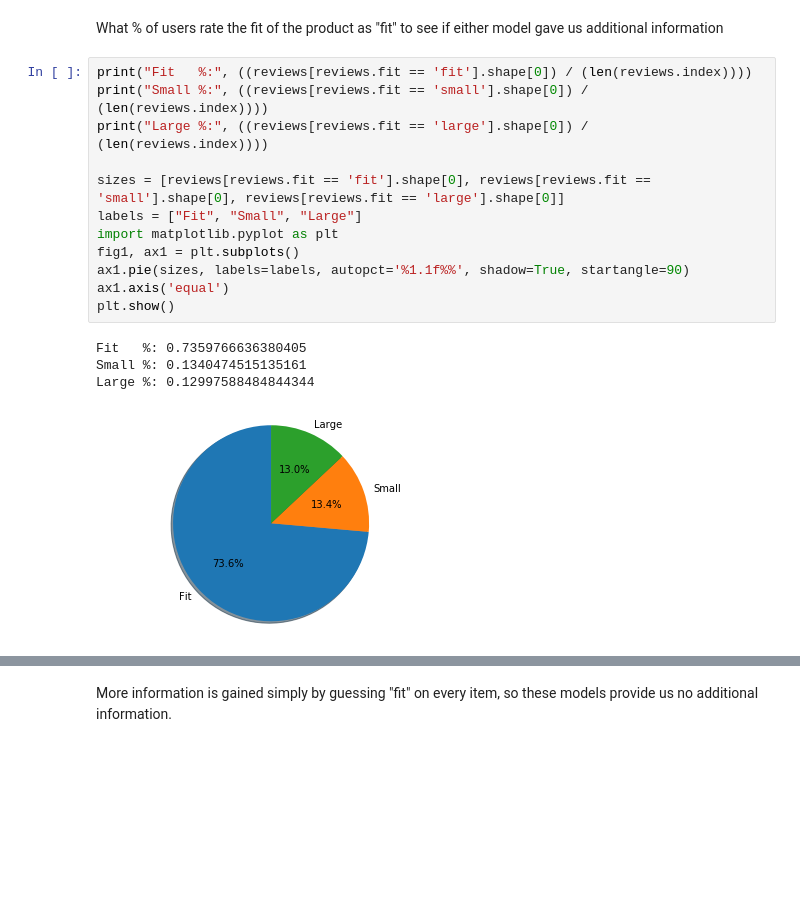
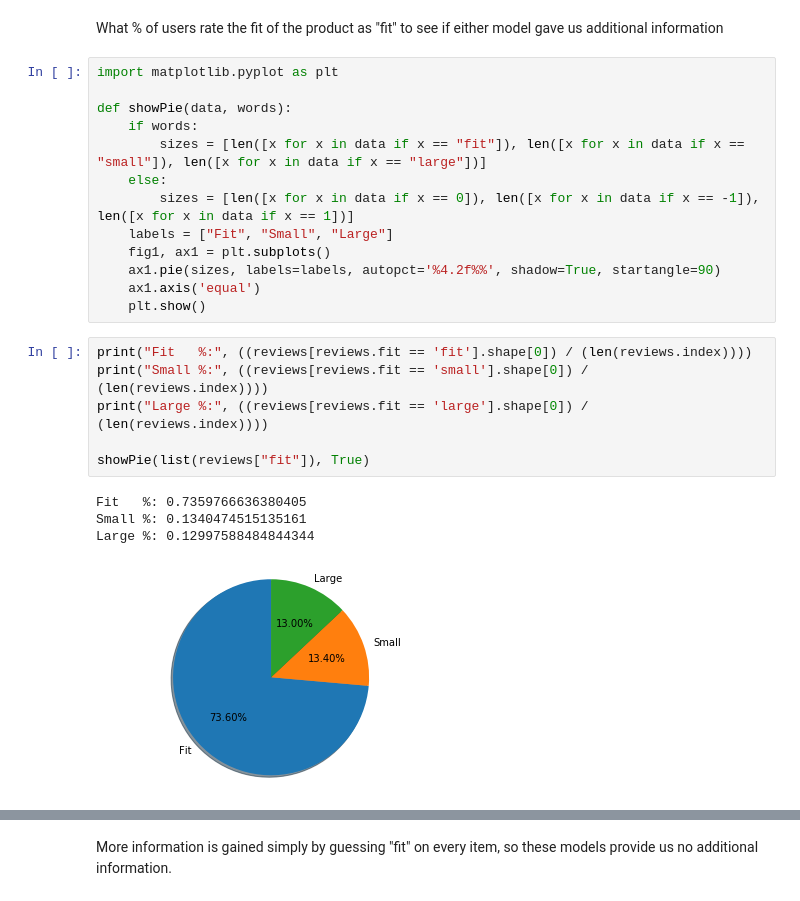
Before and after one commit to mdsvoren/eecs731-final-project, a Jupyter notebook: notebooks/Classification.ipynb, the cells around one changed output, grey strips where cells are left out. Drawn from its saved outputs; the diff is of its cells as text; blank space fills up the shorter version.

Commit message:
Update Classification
Parameter tuning of gradient boosting and pie charts.

```diff
--- a/notebooks/Classification.ipynb
+++ b/notebooks/Classification.ipynb
@@ -118,19 +132,26 @@ print("Test Accuracy:",metrics.accuracy_score(Y_test, nn_y_pred))
 # %% [markdown]
 What % of users rate the fit of the product as "fit" to see if either model gave us additional information
+# %%
+import matplotlib.pyplot as plt
+
+def showPie(data, words):
+    if words:
+        sizes = [len([x for x in data if x == "fit"]), len([x for x in data if x == "small"]), len([x for x in data if x == "large"])]
+    else:
+        sizes = [len([x for x in data if x == 0]), len([x for x in data if x == -1]), len([x for x in data if x == 1])]
+    labels = ["Fit", "Small", "Large"]
+    fig1, ax1 = plt.subplots()
+    ax1.pie(sizes, labels=labels, autopct='%4.2f%%', shadow=True, startangle=90)
+    ax1.axis('equal')
+    plt.show()
 # %%
 print("Fit   %:", ((reviews[reviews.fit == 'fit'].shape[0]) / (len(reviews.index))))
 print("Small %:", ((reviews[reviews.fit == 'small'].shape[0]) / (len(reviews.index))))
 print("Large %:", ((reviews[reviews.fit == 'large'].shape[0]) / (len(reviews.index))))
 
-sizes = [reviews[reviews.fit == 'fit'].shape[0], reviews[reviews.fit == 'small'].shape[0], reviews[reviews.fit == 'large'].shape[0]]
-labels = ["Fit", "Small", "Large"]
-import matplotlib.pyplot as plt
-fig1, ax1 = plt.subplots()
-ax1.pie(sizes, labels=labels, autopct='%1.1f%%', shadow=True, startangle=90)
-ax1.axis('equal')
-plt.show()
+showPie(list(reviews["fit"]), True)
 # %% [output]
 Fit   %: 0.7359766636380405
 Small %: 0.1340474515135161
 Large %: 0.12997588484844344
-[figure, old version]
+[figure, new version]
```
Also changed, not shown: parts of 41 cells of this notebook.
